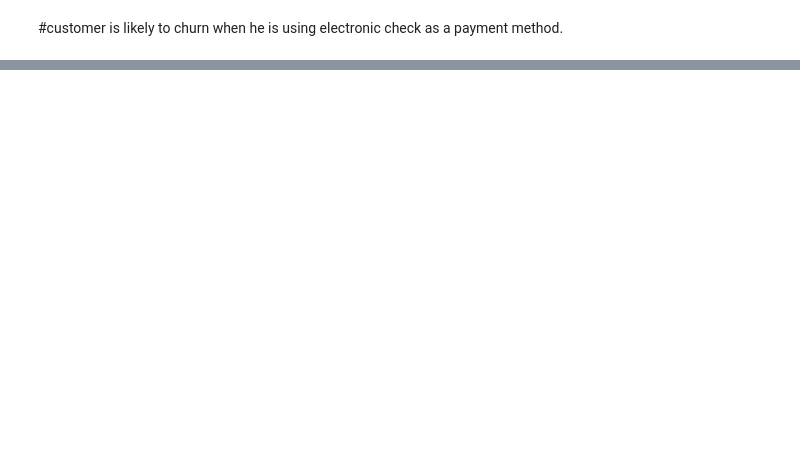
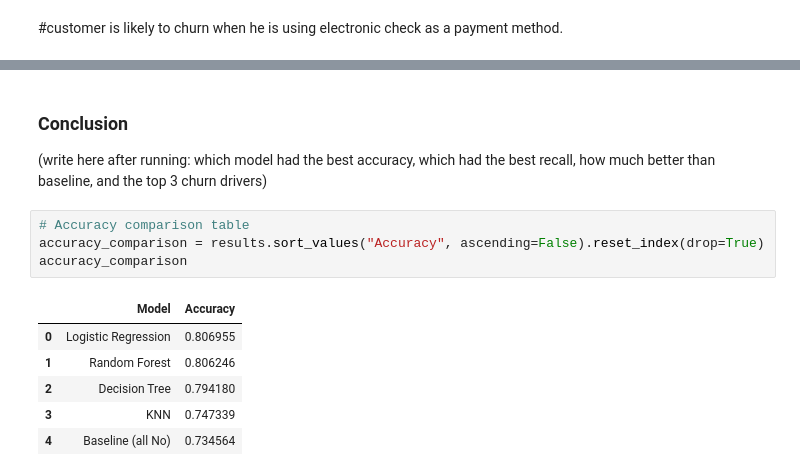
Before and after one commit to Corvus06655/telecom-customer-churn-ml-analytics, a Jupyter notebook: telecom_customer_churn_analysis.ipynb, the cells around one changed output, grey strips where cells are left out. Drawn from its saved outputs; the diff is of its cells as text; blank space fills up the shorter version.

```diff
--- a/telecom_customer_churn_analysis.ipynb
+++ b/telecom_customer_churn_analysis.ipynb
@@ -347,0 +388,14 @@ plt.show()
+# %% [markdown]
+### Conclusion
+(write here after running: which model had the best accuracy, which had the best recall, how much better than baseline, and the top 3 churn drivers)
+# %%
+# Accuracy comparison table
+accuracy_comparison = results.sort_values("Accuracy", ascending=False).reset_index(drop=True)
+accuracy_comparison
+# %% [output]
+|  | Model | Accuracy |
+| 0 | Logistic Regression | 0.806955 |
+| 1 | Random Forest | 0.806246 |
+| 2 | Decision Tree | 0.794180 |
+| 3 | KNN | 0.747339 |
+| 4 | Baseline (all No) | 0.734564 |
```
Also changed, not shown: parts of 52 cells of this notebook.
